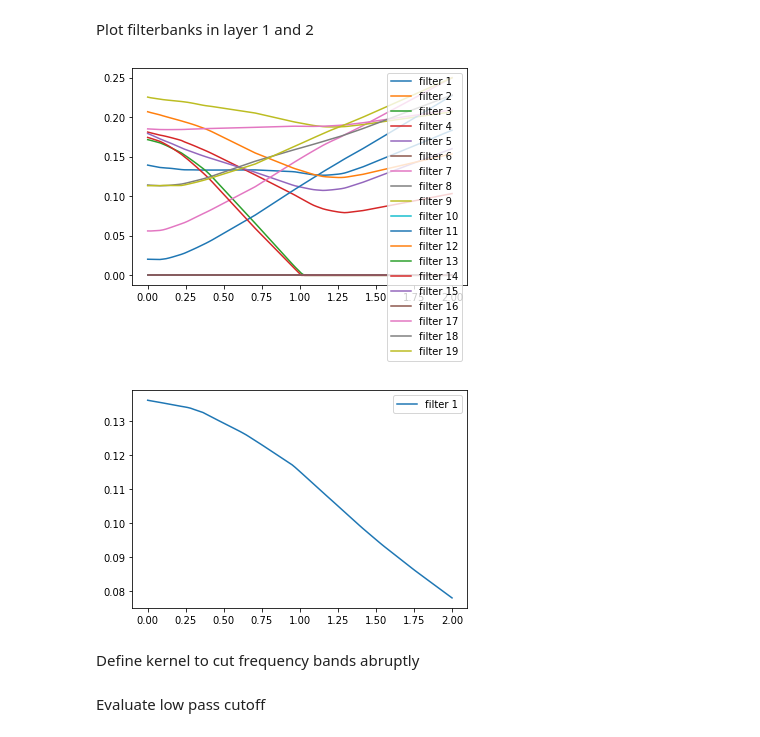
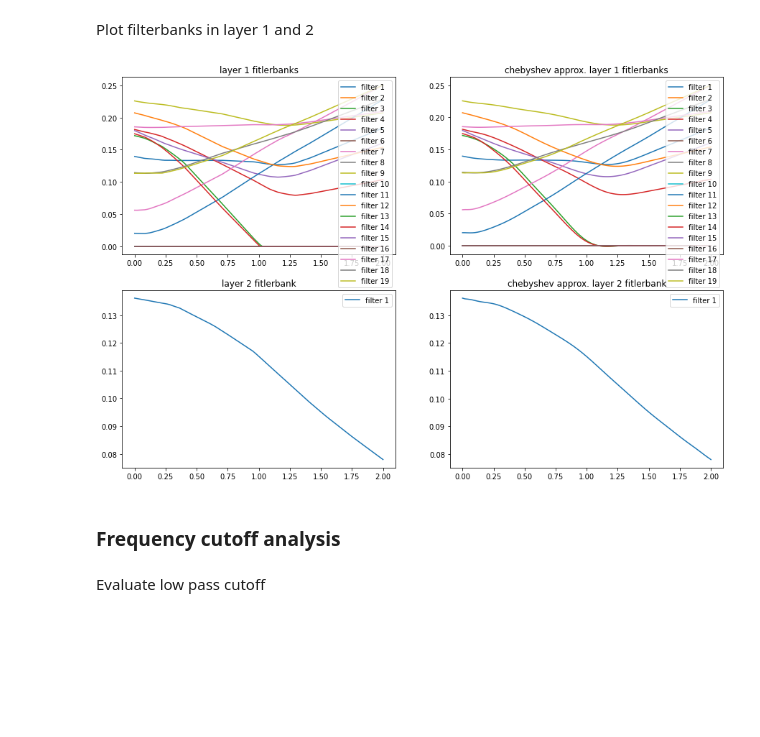
Before and after one commit to seanli3/asgat, a Jupyter notebook: citation/citeseer_frequency_analysis.ipynb, the cells around one changed output. Drawn from its saved outputs; the diff is of its cells as text; code cells hidden in the pictures; blank space fills up the shorter version.

Commit message:
Frequency analysis update

```diff
--- a/citation/citeseer_frequency_analysis.ipynb
+++ b/citation/citeseer_frequency_analysis.ipynb
@@ -135,21 +181,35 @@ with torch.no_grad():
 # %%
 from matplotlib import pyplot as plt
-def plot_filter_banks(idx=list(range(heads)), kernel=model.analysis.filter._kernel):
-    plt.figure()
+def plot_filter_banks(idx=list(range(heads)), kernel=model.analysis.filter._kernel, ax=None):
     x = torch.linspace(0, 2, 100)
-    plt.plot(x, kernel(x).detach()[:, idx])
-    plt.legend(['filter {}'.format(i) for i in range(1, len(idx) + 1)])
-    plt.show()
+    if not ax:
+        plt.figure()
+        plt.plot(x, kernel(x).detach()[:, idx])
+        plt.legend(['filter {}'.format(i) for i in range(1, len(idx) + 1)])
+        plt.show()
+    else:
+        ax.plot(x, kernel(x).detach()[:, idx])
+        ax.legend(['filter {}'.format(i) for i in range(1, len(idx) + 1)])
 # %% [markdown]
 Plot filterbanks in layer 1 and 2
-# %%
-plot_filter_banks(kernel=model.analysis.filter._kernel)
-plot_filter_banks(idx=[0], kernel=model.synthesis.filter._kernel)
-# %% [output]
-[figure, removed]
-[figure, removed]
-# %% [markdown]
-Define kernel to cut frequency bands abruptly
+# %%
+plt.figure(figsize=(15,10))
+ax1 = plt.subplot(2, 2, 1)
+ax1.set_title('layer 1 fitlerbanks')
+plot_filter_banks(kernel=model.analysis.filter._kernel, ax=ax1)
+ax2 = plt.subplot(2, 2, 2)
+ax2.set_title('chebyshev approx. layer 1 fitlerbanks')
+plot_filter_banks(kernel=model.analysis.filter.cheby_eval, ax=ax2)
+ax3 = plt.subplot(2, 2, 3)
+ax3.set_title('layer 2 fitlerbank')
+plot_filter_banks(idx=[0], kernel=model.synthesis.filter._kernel, ax=ax3)
+ax4 = plt.subplot(2, 2, 4)
+ax4.set_title('chebyshev approx. layer 2 fitlerbank')
+plot_filter_banks(idx=[0], kernel=model.synthesis.filter.cheby_eval, ax=ax4)
+# %% [output]
+[figure, added]
+# %% [markdown]
+### Frequency cutoff analysis
 # %%
 # Cut frequency bands abruptly
 class CutOff(nn.Module):
```
Also changed, not shown: parts of 39 cells of this notebook.
